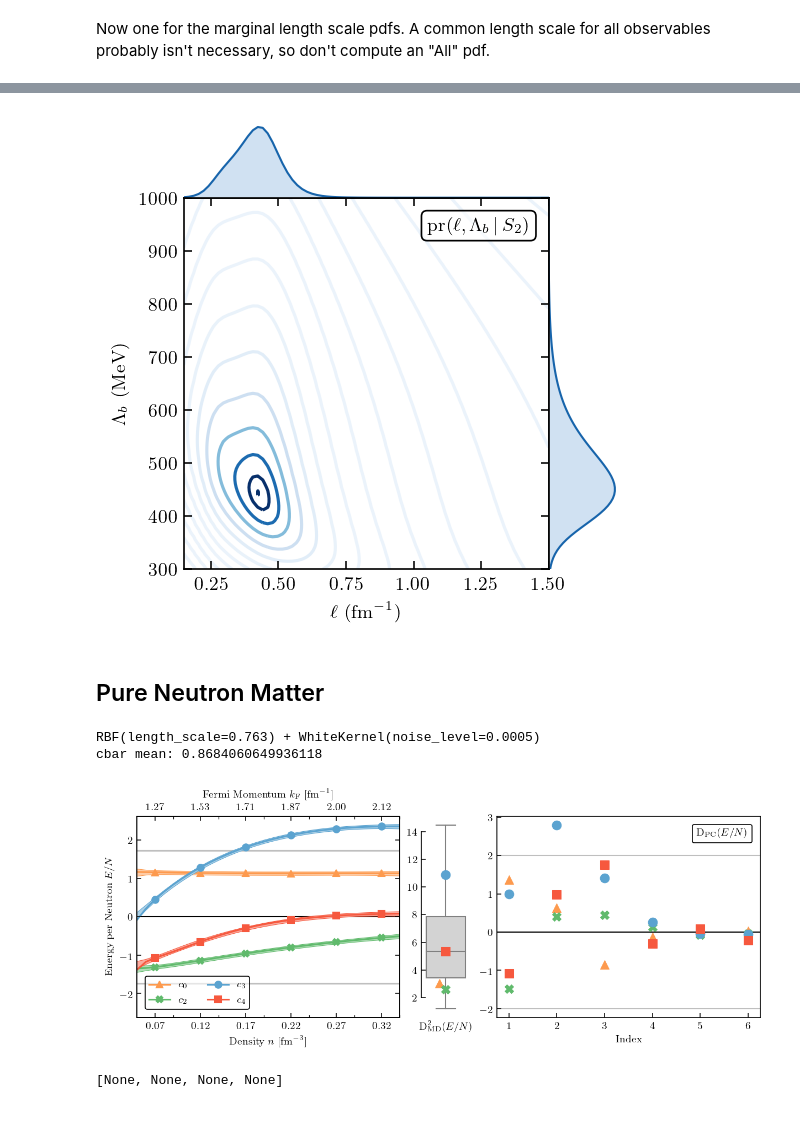
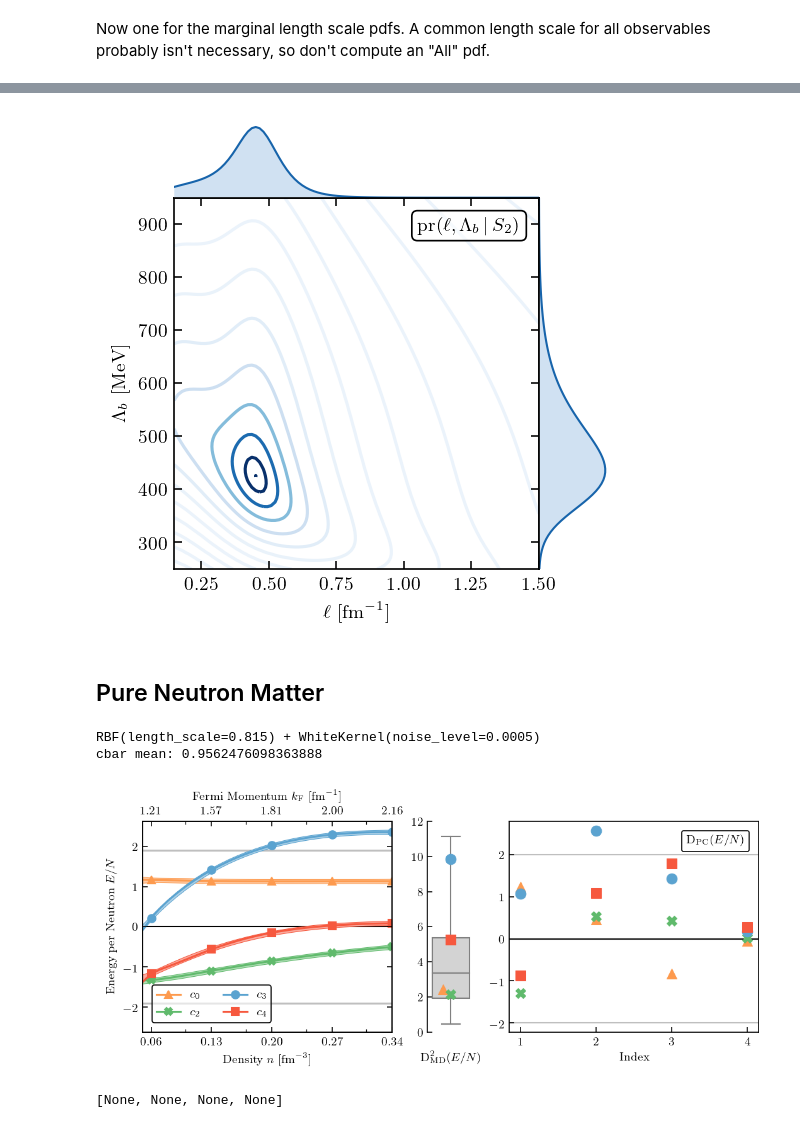
Before and after one commit to buqeye/nuclear-matter-convergence, a Jupyter notebook: analysis/correlated_matter_analysis_refactored.ipynb, the cells around one changed output, grey strips where cells are left out. Drawn from its saved outputs; the diff is of its cells as text; code cells hidden in the pictures.

Commit message:
Updated plots

```diff
--- a/analysis/correlated_matter_analysis_refactored.ipynb
+++ b/analysis/correlated_matter_analysis_refactored.ipynb
@@ -152,23 +169,24 @@ savefigs = True
 
 Lb = 600
 
-breakdown_min = 300
-breakdown_max = 1000
+breakdown_min = 250
+breakdown_max = 950
 breakdown_num = 101
 Lb_vals = np.linspace(breakdown_min, breakdown_max, breakdown_num)
 Lb_logprior_vals = Lb_logprior(Lb_vals)
 
 ls_min = 0.15
 ls_max = 1.5
-ls_num = 75
+ls_num = 95
 ls_vals = np.linspace(ls_min, ls_max, ls_num)
 # ls_min = ls_max = ls_num = ls_vals = None
 
 
 # The Gaussian process parameters
 nugget = 5e-4
+# nugget = 1e-4
 
-kernel = RBF(length_scale=1, length_scale_bounds=(5e-2, 1.5)) + \
+kernel = RBF(length_scale=1, length_scale_bounds=(0.1, 1.5)) + \
     WhiteKernel(noise_level=nugget, noise_level_bounds='fixed')
 # kernel1 = RBF(length_scale=1, length_scale_bounds=(1e-2, 100)) + \
 #     WhiteKernel(noise_level=nugget, noise_level_bounds='fixed')
@@ -256,9 +274,12 @@ array([[18.19490207, 13.35255828, 18.01825373, 17.49196944]])
 # %%
 if high_density:
 #     train = slice(None, None, 5)
-    train = slice(2, None, 5)
+#     train = slice(2, None, 5)
+#     valid = [(i-2) % 5 == 2 for i in range(len(density))]
+    train = slice(1, None, 7)
+    valid = [(i-1) % 7 == 4 for i in range(len(density))]
 #     valid = slice(4, None, 7)
-    valid = [(i-2) % 5 == 2 for i in range(len(density))]
+
 else:
     train = slice(None, None, 4)
     valid = slice(2, None, 4)
@@ -722,7 +750,7 @@ fig = analysis_s.plot_joint_breakdown_ls(max_idx=3)
 # %%
 fig = analysis_d.plot_joint_breakdown_ls(max_idx=2)
 # %% [output]
-[figure, old version]
+[figure, new version]
 # %% [markdown]
 ## Pure Neutron Matter
 # %%
@@ -730,11 +758,15 @@ kernel_n_test = RBF(1.1, 'fixed') + WhiteKernel(0.001, 'fixed')
 # %%
 # fig = analysis_n.plot_coeff_diagnostics(breakdown=Lb, interp=False, kernel=kernel_n_test, show_excluded=True)
 # %%
-fig = analysis_n.plot_coeff_diagnostics(breakdown=Lb, interp=False, show_excluded=True)
+fig = plt.figure(figsize=(7, 3))
+fig = analysis_n.plot_coeff_diagnostics(
+    breakdown=Lb, interp=False, show_excluded=True, fig=fig,
+#     kernel=RBF(length_scale=0.763) + WhiteKernel(1e-4, 'fixed')
+)
 # %% [output]
-RBF(length_scale=0.763) + WhiteKernel(noise_level=0.0005)
-cbar mean: 0.8684060649936118
+RBF(length_scale=0.815) + WhiteKernel(noise_level=0.0005)
+cbar mean: 0.9562476098363888
-[figure, old version]
+[figure, new version]
 # %%
 # fig = analysis_n.plot_coeff_diagnostics(breakdown=Lb, interp=False)
 # %%
```
Also changed, not shown: parts of 44 cells of this notebook.
